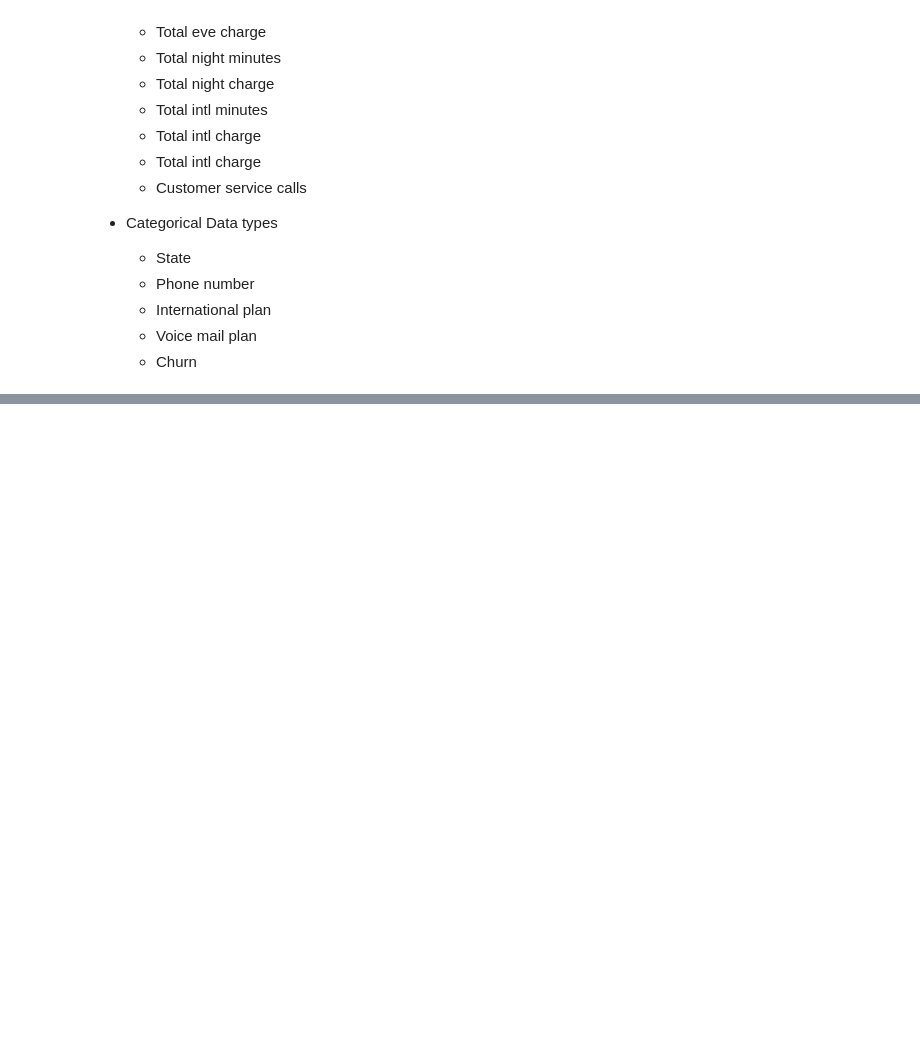
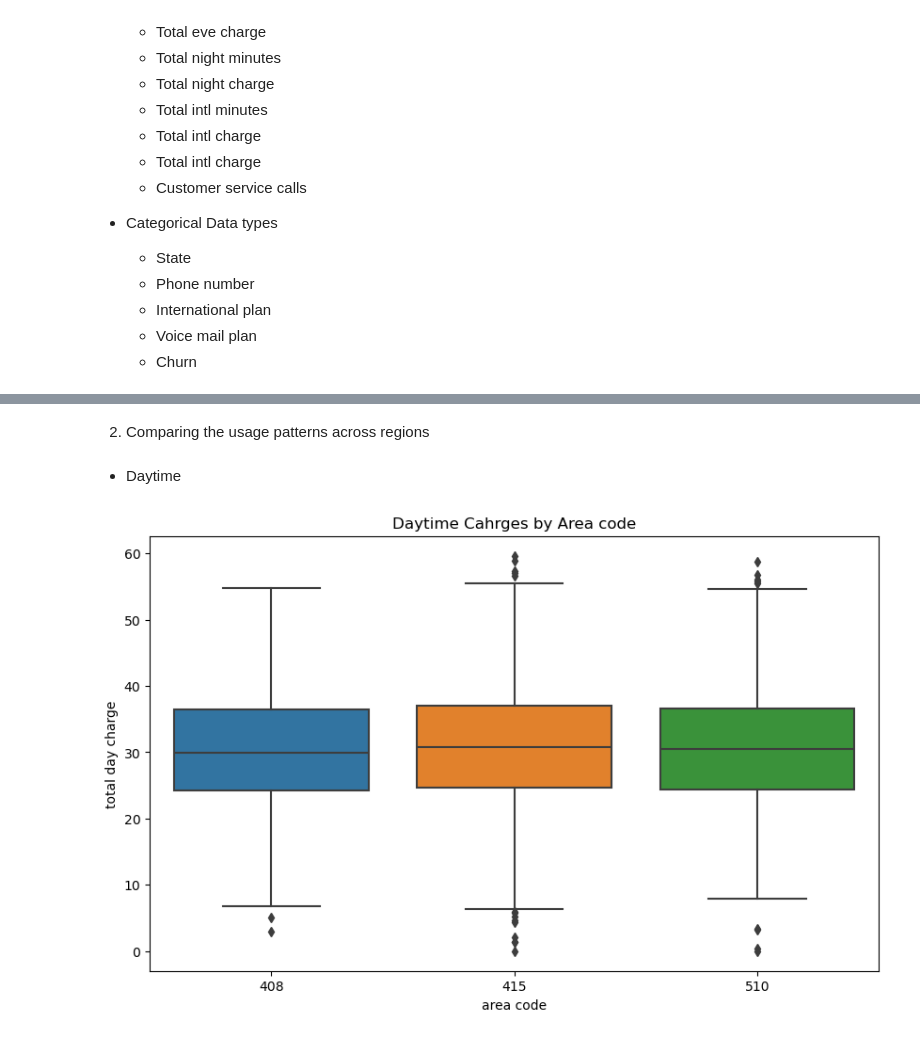
Before and after one commit to RWKarimi/Phase_3_Project, a Jupyter notebook: Machine_learning_NotebooK.ipynb, the cells around one changed output, grey strips where cells are left out. Drawn from its saved outputs; the diff is of its cells as text; code cells hidden in the pictures; blank space fills up the shorter version.

```diff
--- a/Machine_learning_NotebooK.ipynb
+++ b/Machine_learning_NotebooK.ipynb
@@ -162,0 +178,12 @@ memory usage: 524.2+ KB
+# %% [markdown]
+2. Comparing the usage patterns across regions
+# %% [markdown]
+- Daytime
+# %%
+# A boxplot of the Day time charges per area code
+plt.figure(figsize=(10, 6))
+sns.boxplot(x= 'area code', y='total day charge', data=data)
+plt.title('Daytime Cahrges by Area code')
+plt.show()
+# %% [output]
+[figure, added]
```
Also changed, not shown: parts of 23 cells of this notebook.
